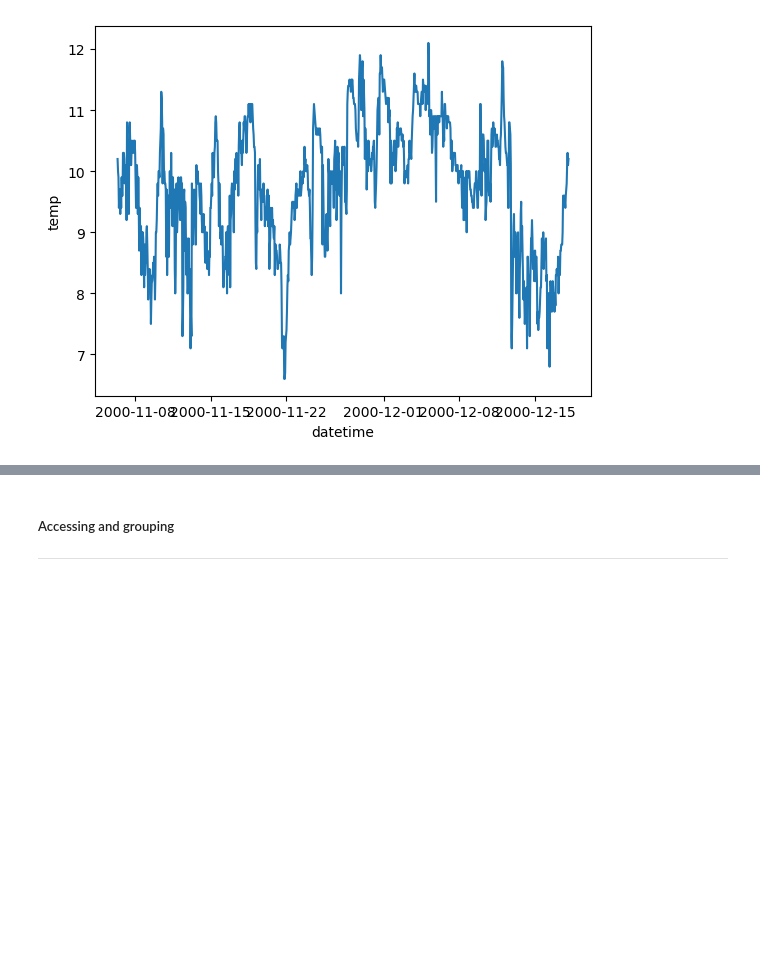
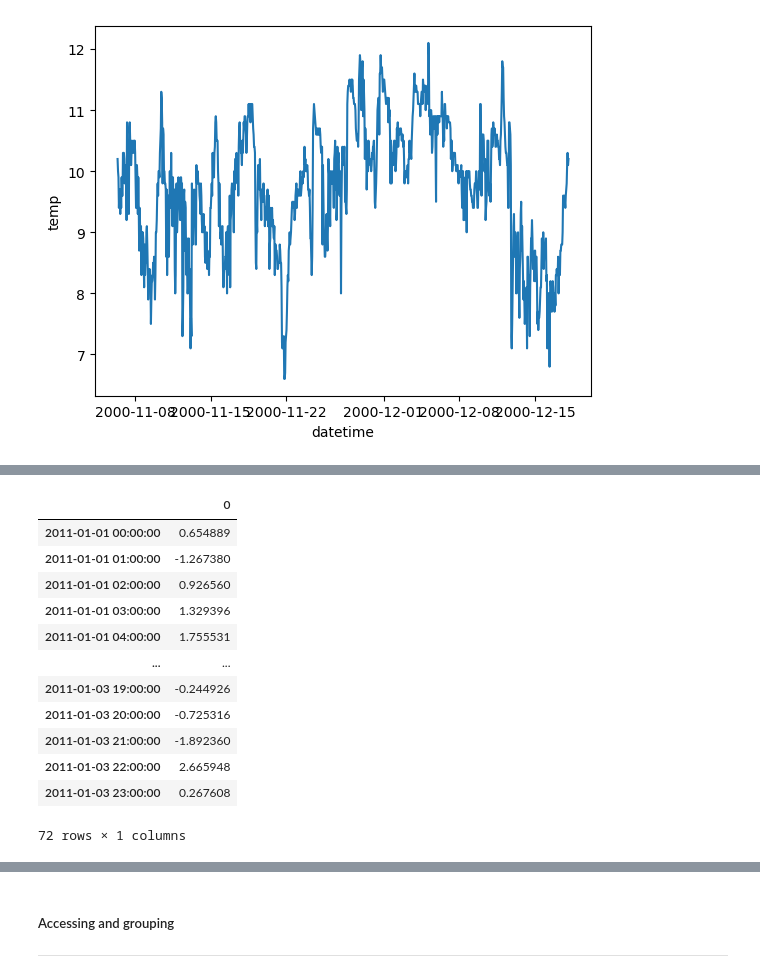
Before and after one commit to E6985/pda-time-series, a Jupyter notebook: time-series.ipynb, the cells around one changed output, grey strips where cells are left out. Drawn from its saved outputs; the diff is of its cells as text; code cells hidden in the pictures; blank space fills up the shorter version.

```diff
--- a/time-series.ipynb
+++ b/time-series.ipynb
@@ -195,0 +372,3 @@ rng
+# %%
+rngLegacy=pd.date_range("1/1/2011",periods=72,freq='H')
+rngLegacy
@@ -195,0 +412,17 @@ rng
+# %%
+tsLegacy=pd.DataFrame(np.random.randn(len(rngLegacy)),index=rngLegacy)
+tsLegacy
+# %% [output]
+|  | 0 |
+| 2011-01-01 00:00:00 | 0.654889 |
+| 2011-01-01 01:00:00 | -1.267380 |
+| 2011-01-01 02:00:00 | 0.926560 |
+| 2011-01-01 03:00:00 | 1.329396 |
+| 2011-01-01 04:00:00 | 1.755531 |
+| ... | ... |
+| 2011-01-03 19:00:00 | -0.244926 |
+| 2011-01-03 20:00:00 | -0.725316 |
+| 2011-01-03 21:00:00 | -1.892360 |
+| 2011-01-03 22:00:00 | 2.665948 |
+| 2011-01-03 23:00:00 | 0.267608 |
+72 rows × 1 columns
```
Also changed, not shown: parts of 45 cells of this notebook.
